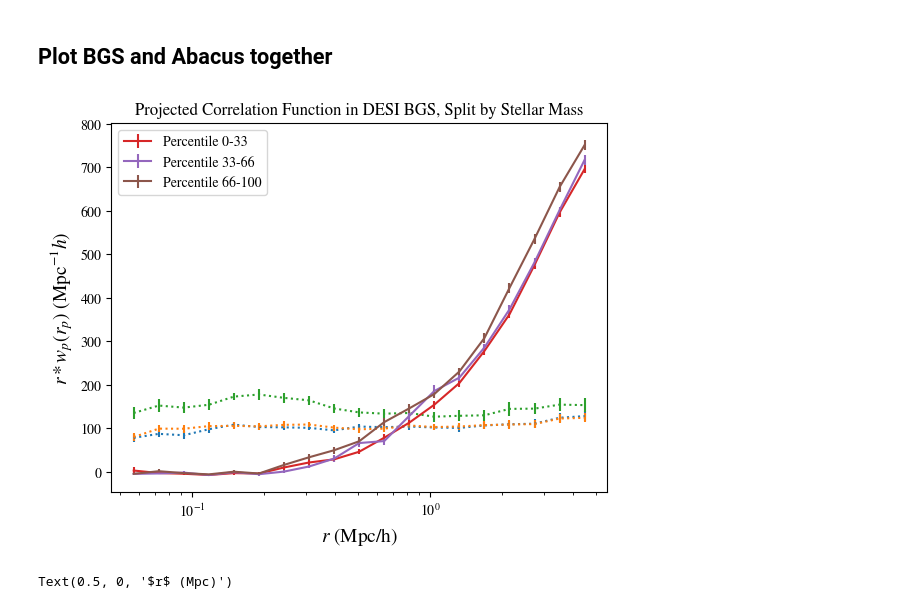
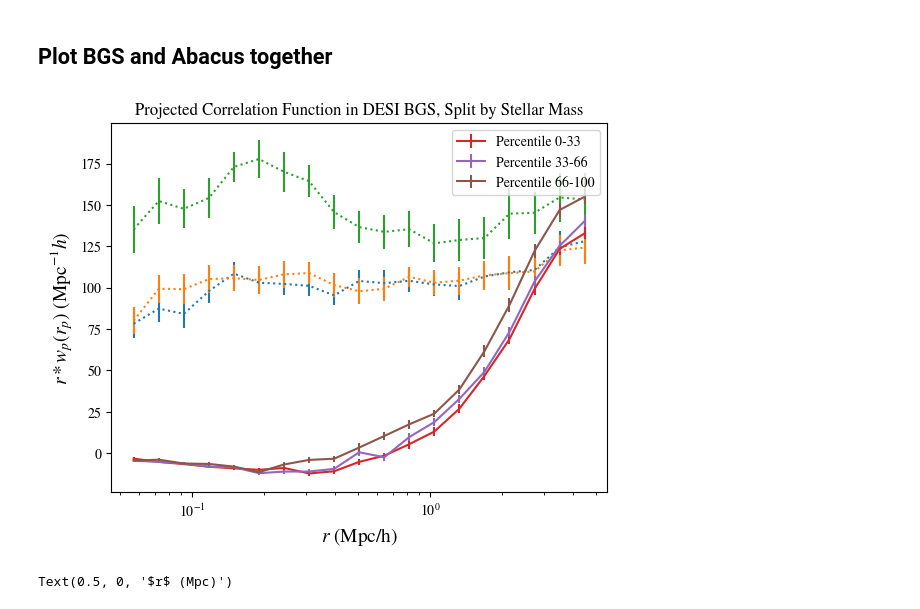
Before and after one commit to catherine-miller/bgsmaps, a Jupyter notebook: bgsclustering.ipynb, the cells around one changed output. Drawn from its saved outputs; the diff is of its cells as text; code cells hidden in the pictures.

```diff
--- a/bgsclustering.ipynb
+++ b/bgsclustering.ipynb
@@ -120,7 +120,7 @@ def makeRanCat(data,randoms,pathtosave,getdist = True):
 # %%
 #make the randoms to match logMstar > 10.7
 #just making 5 random catalogs for the moment
-tabbgs = Table.read("/pscratch/sd/c/crmiller/bgs_fsf.csv", format='ascii.csv')
+tabbgs = Table.read("/pscratch/sd/c/crmiller/bgs_fsf.ecsv", format='ascii.ecsv')
 bgsdir = "/dvs_ro/cfs/cdirs/desi/survey/catalogs/Y3/LSS/loa-v1/LSScats/v2/nonKP/"
 for i in range(1):
     bgsranN = Table(fitsio.read(bgsdir+"BGS_BRIGHT_NGC_"+str(i)+"_clustering.ran.fits",columns = ["RA","DEC","Z"]))
@@ -315,7 +315,7 @@ D2masks_jack = quiltmasks_bgs
 D2masks_samples = R_masks
 stringnames = []
 for i in range(100):
-    stringnames.append("logMstar_quant"+str(i))
+    stringnames.append("logMstar_noweight_quant"+str(i))
 
 start = np.log10(0.05)
 stop = np.log10(5)
@@ -337,32 +335,32 @@ rancounts = tools.getJackknifeCounts(reftab, sampletab, refmasks_jack, samplemas
 # %%
 ranges = [[0,33],[33,66],[66,100]]
 names = ['Percentile 0-33','Percentile 33-66','Percentile 66-100']
 
 for j in range(len(ranges)):
     D1D2names = []
     for i in np.arange(ranges[j][0],ranges[j][1]):
         D1D2names.append("BGSxquantile_rockstar_multsplit_quant"+str(i))
     D1R1name = "BGSxquantile_rockstarxran"
     rcenters, DavisPeeblesEstimators, jackerror = tools.DavisPeebles2PCFJackknifeCoadd(D1D2names,D1R1name)
     plt.errorbar(rcenters,DavisPeeblesEstimators,yerr = jackerror,linestyle='dotted')
 
 
 for j in range(len(ranges)):
     D1D2names = []
     for i in np.arange(ranges[j][0],ranges[j][1]):
-        D1D2names.append("BGSxquantile_logMstar_quant"+str(i))
-    D1R1name = "BGSxquantile_BGSxran"
+        D1D2names.append("BGSxquantile_logMstar_noweight_quant"+str(i))
+    D1R1name = "BGSxquantile_BGSxran_noweight"
     rcenters, DavisPeeblesEstimators, jackerror = tools.DavisPeebles2PCFJackknifeCoadd(D1D2names,D1R1name)
     plt.errorbar(rcenters,DavisPeeblesEstimators,label=names[j],yerr = jackerror)
 
 #plt.xscale('log')#, yerr = jackerror)
 plt.ylabel(r"$r*w_p(r_p)$ (Mpc$^{-1}h$)")
 plt.xlabel("$r$ (Mpc/h)")
 plt.title("Projected Correlation Function in DESI BGS, Split by Stellar Mass")
 plt.legend()
 plt.xscale('log')
 # %% [output]
-[figure, old version]
+[figure, new version]
 # %%
 # %% [output]
 Text(0.5, 0, '$r$ (Mpc)')
```
Also changed, not shown: parts of 5 cells of this notebook.
